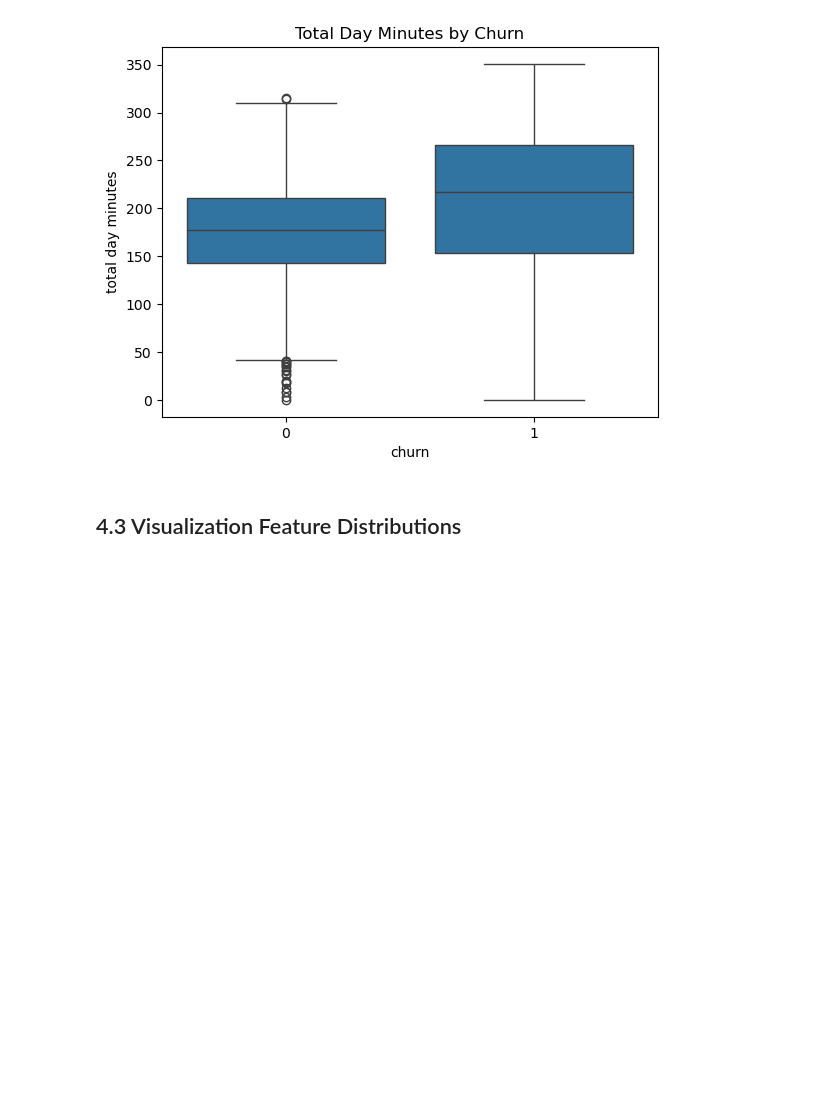
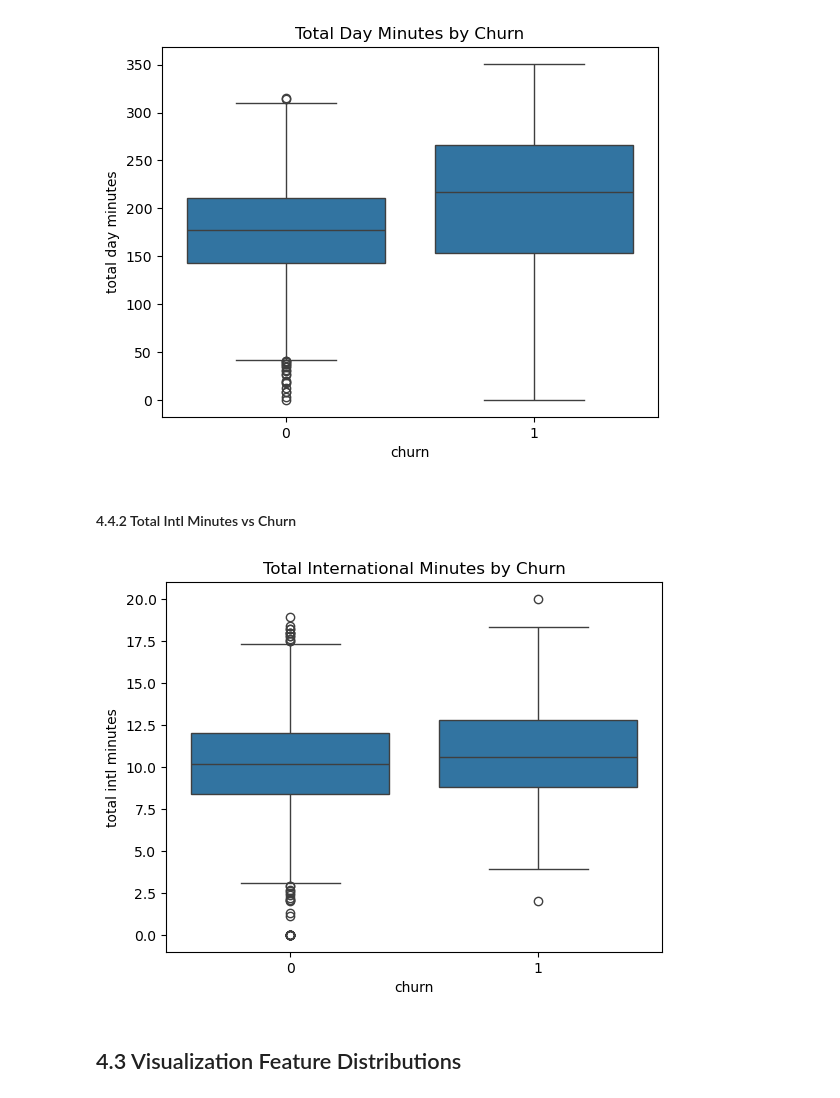
Before and after one commit to muhatonjeri/SyriaTel-Customer-Churn, a Jupyter notebook: notebooks/Customerchun.ipynb, the cells around one changed output. Saved outputs shown, nothing was run; the diff lists cells and outputs as text; code cells hidden in the pictures; blank space fills up the shorter version.

Commit message:
total intl minutes vs churn

```diff
--- a/notebooks/Customerchun.ipynb
+++ b/notebooks/Customerchun.ipynb
@@ -394,6 +394,14 @@ plt.title('Total Day Minutes by Churn')
 plt.show()
 # %% [output]
 [figure]
+# %% [markdown]
+#### 4.4.2 Total Intl Minutes vs Churn
+# %%
+sns.boxplot(x='churn', y='total intl minutes', data=df_clean)
+plt.title('Total International Minutes by Churn')
+plt.show()
+# %% [output]
+[figure, added]
 # %% [markdown]
 ## 4.3 Visualization Feature Distributions
 # %%
```
